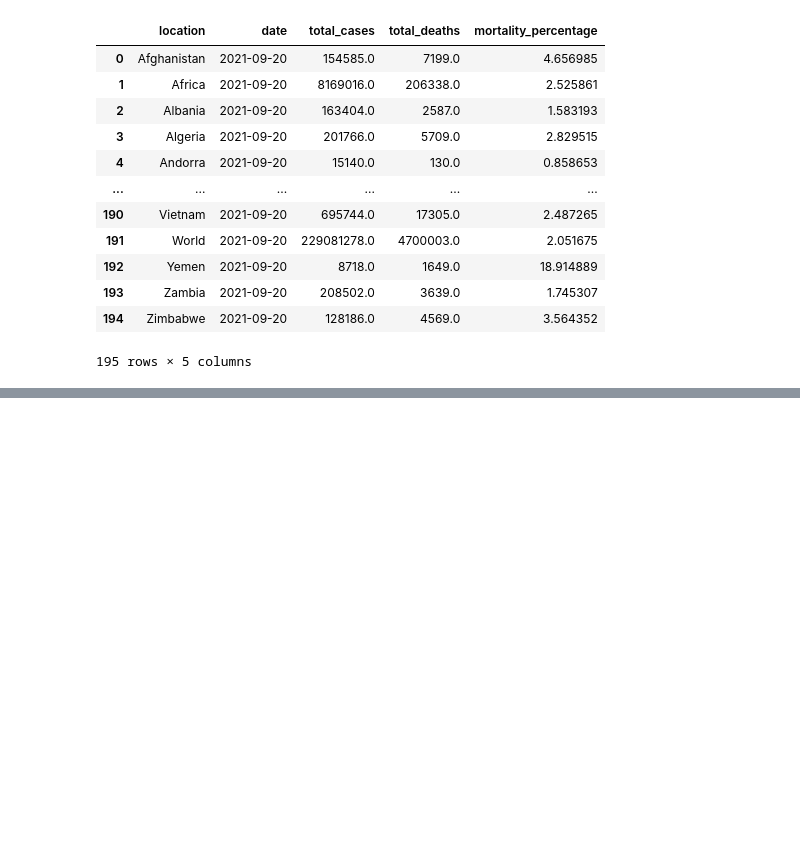
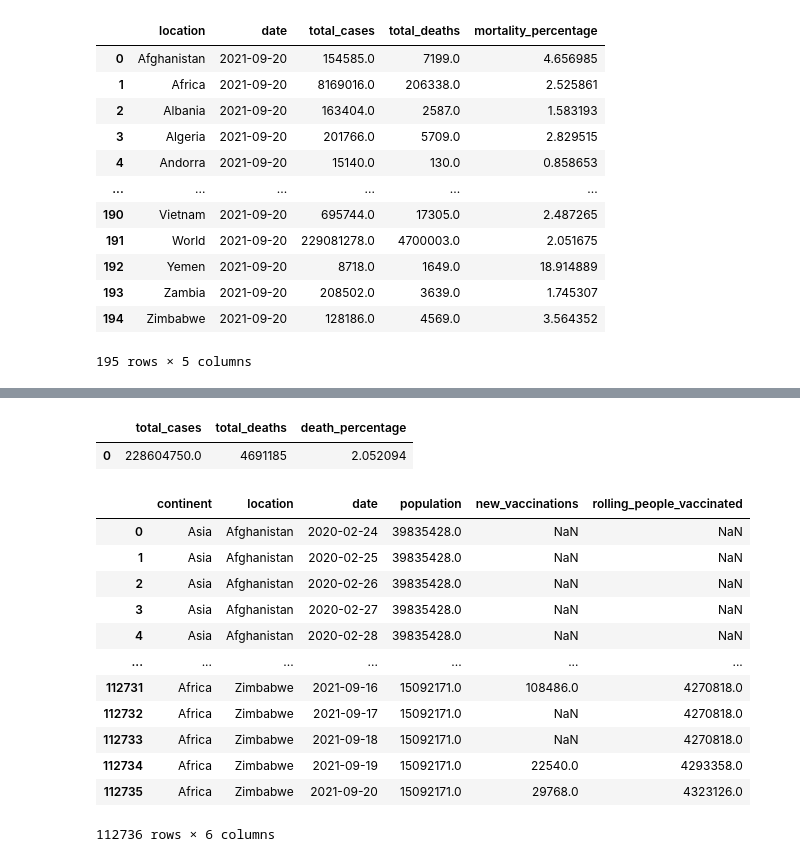
Before and after one commit to TheOtherBrian1/Covid-Exploration, a Jupyter notebook: Python_files/Data Analysis Covid.ipynb, the cells around one changed output, grey strips where cells are left out. Saved outputs shown, nothing was run; the diff lists cells and outputs as text; code cells hidden in the pictures; blank space fills up the shorter version.

```diff
--- a/Python_files/Data Analysis Covid.ipynb
+++ b/Python_files/Data Analysis Covid.ipynb
@@ -136,0 +268,52 @@ df
+# %%
+"""
+    Death percentage overall
+"""
+
+query = """
+    Select
+        SUM(New_cases) as Total_cases,
+        SUM(CAST(New_deaths AS INT)) as Total_deaths,
+        SUM(CAST(New_deaths AS INT))/SUM(New_Cases)*100 as Death_percentage
+    From covid_death_figures
+    WHERE Continent IS NOT NULL
+    order by 1,2
+"""
+
+df = pd.read_sql_query(query, connection)
+df
+# %% [output]
+|  | total_cases | total_deaths | death_percentage |
+| 0 | 228604750.0 | 4691185 | 2.052094 |
+# %%
+query = """
+    SELECT
+        Continent,
+        Location,
+        Date,
+        Population,
+        New_vaccinations,
+        SUM(CAST(New_vaccinations AS INT)) OVER(PARTITION BY Location ORDER BY Location, Date) AS Rolling_people_vaccinated
+    FROM covid_death_figures
+    WHERE
+        Continent IS NOT NULL
+    ORDER BY
+        Location, Date
+"""
+
+df = pd.read_sql_query(query, connection)
+df
+# %% [output]
+|  | continent | location | date | population | new_vaccinations | rolling_people_vaccinated |
+| 0 | Asia | Afghanistan | 2020-02-24 | 39835428.0 | NaN | NaN |
+| 1 | Asia | Afghanistan | 2020-02-25 | 39835428.0 | NaN | NaN |
+| 2 | Asia | Afghanistan | 2020-02-26 | 39835428.0 | NaN | NaN |
+| 3 | Asia | Afghanistan | 2020-02-27 | 39835428.0 | NaN | NaN |
+| 4 | Asia | Afghanistan | 2020-02-28 | 39835428.0 | NaN | NaN |
+| ... | ... | ... | ... | ... | ... | ... |
+| 112731 | Africa | Zimbabwe | 2021-09-16 | 15092171.0 | 108486.0 | 4270818.0 |
+| 112732 | Africa | Zimbabwe | 2021-09-17 | 15092171.0 | NaN | 4270818.0 |
+| 112733 | Africa | Zimbabwe | 2021-09-18 | 15092171.0 | NaN | 4270818.0 |
+| 112734 | Africa | Zimbabwe | 2021-09-19 | 15092171.0 | 22540.0 | 4293358.0 |
+| 112735 | Africa | Zimbabwe | 2021-09-20 | 15092171.0 | 29768.0 | 4323126.0 |
+112736 rows × 6 columns
```
Also changed, not shown: parts of 5 cells of this notebook, 1 other file.
